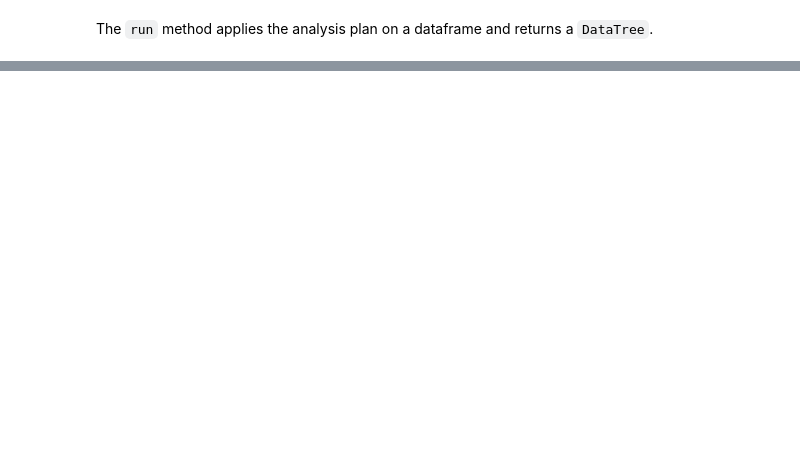
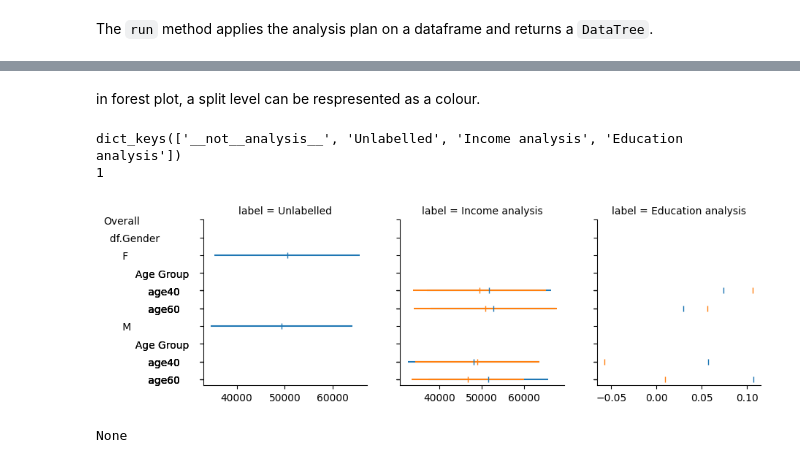
Before and after one commit to BFalquet/pyMyriad, a Jupyter notebook: examples/notebooks/tutorial.ipynb, the cells around one changed output, grey strips where cells are left out. Cells and saved outputs as stored; diff of their text form; code cells hidden in the pictures; blank space fills up the shorter version.

Commit message:
refine plot and examples

```diff
--- a/examples/notebooks/tutorial.ipynb
+++ b/examples/notebooks/tutorial.ipynb
@@ -9,8 +9,8 @@ df = pd.DataFrame({
   "Age": np.random.randint(18, 70, 1000),
   "Income": np.random.normal(50000, 15000, 1000),
   "Country": np.random.choice(["Benin", "Albania"], 1000),
-  "A": np.random.normal(0, 1, 1000),
-  "B": np.random.normal(0, 10, 1000)
+  "Education": np.random.normal(0, 1, 1000),
+  "Employed": np.random.choice([0, 1], 1000)
 })
 # %% [markdown]
 # Basic usage
@@ -26,6 +26,7 @@ The resulting analyis tree can be printed to visualize the analysis plan
 # %%
 mfun = lambda df: np.mean(df.Income)
 nfun = lambda df: np.std(df.Income)
+efun = lambda df: np.mean(df.Education)
 benin_fun =  lambda df: df.Country == 'Benin'
 age_40 = lambda df: df.Age > 40
 age_60 = lambda df: df.Age > 60
@@ -35,7 +36,9 @@ atree = AnalysisTree()\
   .summarize_by(m = mfun, n = nfun)\
   .split_by(label = "Benin Y/N", expr = benin_fun)\
   .split_by(label = "Age Group", age40 = age_40, age60 = age_60)\
-  .analyze_by(m = mfun, n = nfun)
+  .analyze_by(m = mfun, n = nfun, label = "Income analysis")\
+  .analyze_by(m = efun, label = "Education analysis")
+
 
 print(atree)
 # %% [output]
@@ -97,0 +94,10 @@ display(ff)
+# %% [markdown]
+in forest plot, a split level can be respresented as a colour.
+# %%
+ff = forest_plot(res, "m", "n", col= "Benin Y/N")
+display(ff)
+# %% [output]
+dict_keys(['__not__analysis__', 'Unlabelled', 'Income analysis', 'Education analysis'])
+1
+[figure, added]
+None
```
Also changed, not shown: parts of 4 cells of this notebook, 8 other files.
